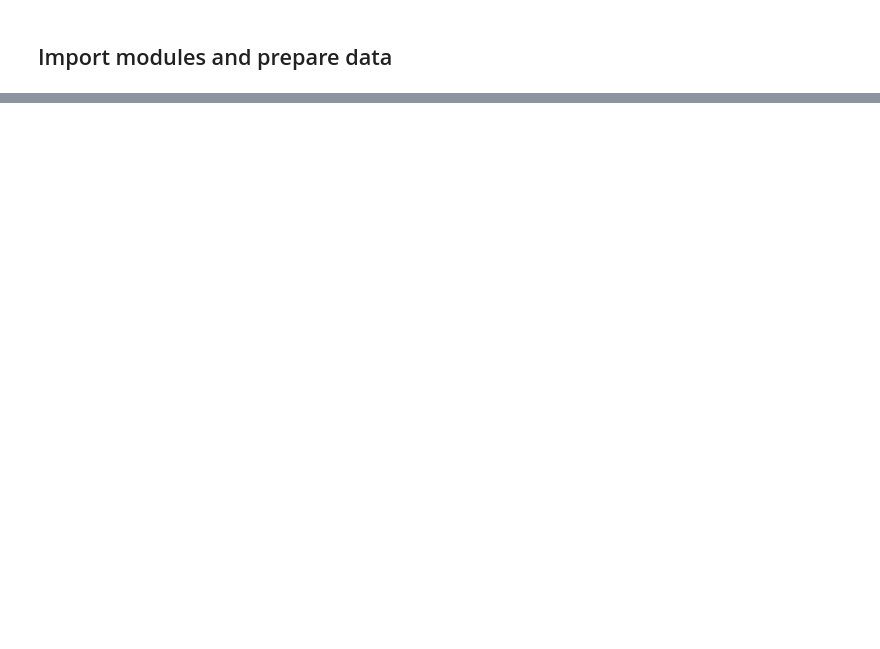
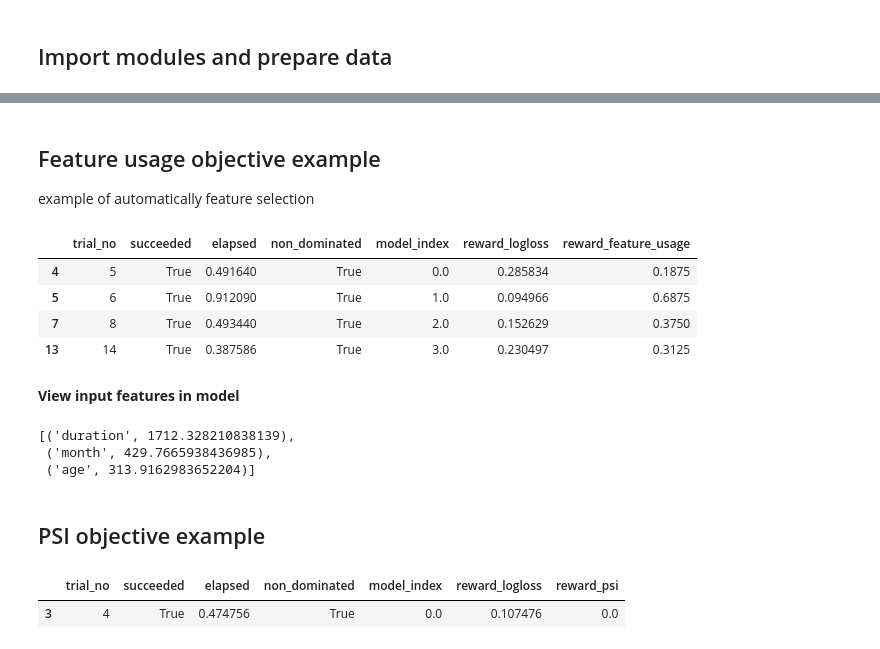
Before and after one commit to DataCanvasIO/HyperGBM, a Jupyter notebook: docs/en_US/source/examples/66.Objectives_example.ipynb, the cells around one changed output, grey strips where cells are left out. Saved outputs shown, nothing was run; the diff lists cells and outputs as text; code cells hidden in the pictures; blank space fills up the shorter version.

Commit message:
update examples

```diff
--- a/docs/en_US/source/examples/66.Objectives_example.ipynb
+++ b/docs/en_US/source/examples/66.Objectives_example.ipynb
@@ -72,0 +67,35 @@ df_trials[df_trials['non_dominated'] == True][['trial_no', 'succeeded', 'non_dom
+# %% [markdown]
+## Feature usage objective example
+
+example of automatically feature selection
+# %%
+experiment = make_experiment(df_train,
+                             eval_data=df_test.copy(),
+                             callbacks=[],
+                             search_callbacks=[],
+                             target='y',
+                             searcher='nsga2',  # available MOO searchers: moead, nsga2, rnsga2
+                             reward_metric='logloss',
+                             objectives=['feature_usage'],
+                             drift_detection=False)
+estimators = experiment.run(max_trials=30)
+# %%
+df_trials = experiment.hyper_model_.history.to_df()
+df_trials[df_trials['non_dominated'] == True].drop(['reward', 'scores'], axis=1)
+# %% [output]
+|  | trial_no | succeeded | elapsed | non_dominated | model_index | reward_logloss | reward_feature_usage |
+| 4 | 5 | True | 0.491640 | True | 0.0 | 0.285834 | 0.1875 |
+| 5 | 6 | True | 0.912090 | True | 1.0 | 0.094966 | 0.6875 |
+| 7 | 8 | True | 0.493440 | True | 2.0 | 0.152629 | 0.3750 |
+| 13 | 14 | True | 0.387586 | True | 3.0 | 0.230497 | 0.3125 |
+# %% [markdown]
+**View input features in model**
+# %%
+model_index = 0
+experiment.hyper_model_.history.get_best()[model_index].get_model().data_pipeline[0].features[0][1].steps[0][1].important_features
+# %% [output]
+[('duration', 1712.328210838139),
+ ('month', 429.7665938436985),
+ ('age', 313.9162983652204)]
+# %% [markdown]
+## PSI objective example
@@ -72,0 +114,6 @@ df_trials[df_trials['non_dominated'] == True][['trial_no', 'succeeded', 'non_dom
+# %%
+df_trials = experiment.hyper_model_.history.to_df()
+df_trials[df_trials['non_dominated'] == True].drop(['reward', 'scores'], axis=1)
+# %% [output]
+|  | trial_no | succeeded | elapsed | non_dominated | model_index | reward_logloss | reward_psi |
+| 3 | 4 | True | 0.474756 | True | 0.0 | 0.107476 | 0.0 |
```
Also changed, not shown: parts of 9 cells of this notebook, 4 other files.
